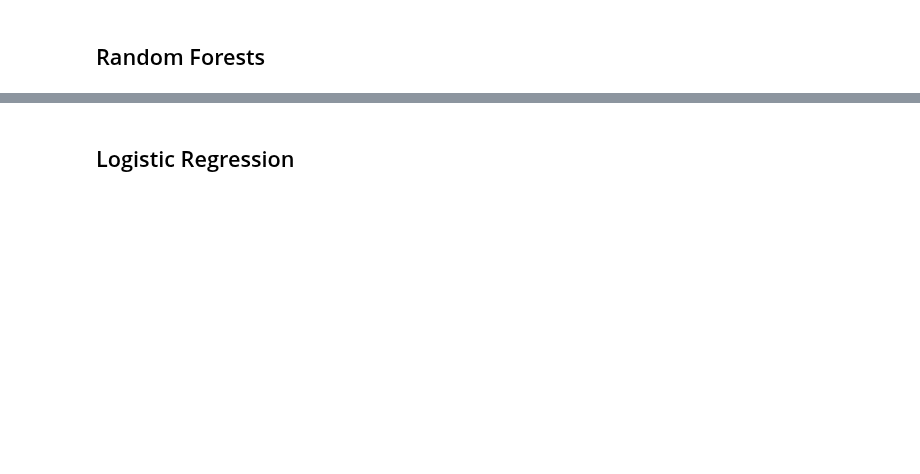
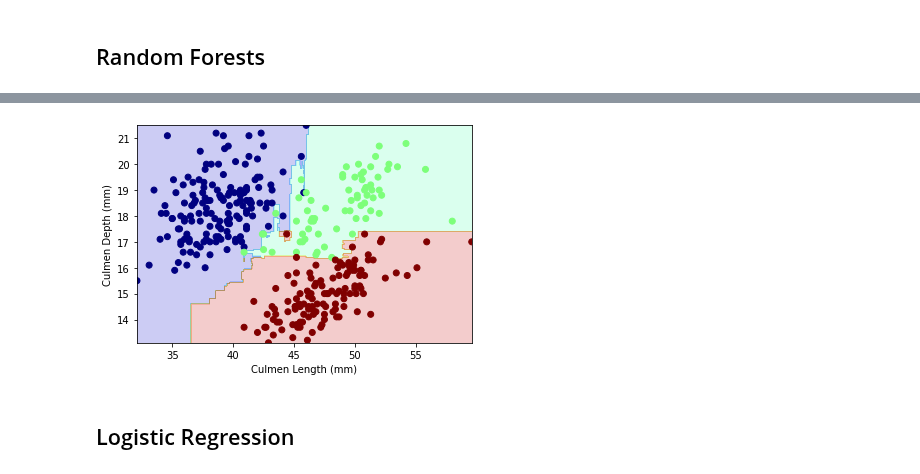
Before and after one commit to PhilChodrow/PIC16A, a Jupyter notebook: live_lectures/live-lecture-22.ipynb, the cells around one changed output, grey strips where cells are left out. Cells and saved outputs as stored; diff of their text form; code cells hidden in the pictures; blank space fills up the shorter version.

```diff
--- a/live_lectures/live-lecture-22.ipynb
+++ b/live_lectures/live-lecture-22.ipynb
@@ -69,0 +90,10 @@ Now let's take a look! Encoding the species as integers 0, 1, 2 makes it easy to
+# %%
+fig, ax = plt.subplots(1)
+
+ax.scatter(X['Culmen Length (mm)'],
+           X['Culmen Depth (mm)'],
+           c = penguins['Species'],
+           cmap = "jet")
+
+ax.set(xlabel = "Culmen Length (mm)",
+       ylabel = "Culmen Depth (mm)")
@@ -71,17 +104,26 @@ Now let's take a look! Encoding the species as integers 0, 1, 2 makes it easy to
 Now let's write a function to visualize the decision regions for classifiers against data. This function will train a model, and then ask it to classify each point on a 2d grid. The set of points where the model returns "0", for example, is the decision region for 0. The contours along which different decision regions meet are called **decision boundaries.**
 # %%
 def plot_regions(c, X, y):
+    """
+    Plots the decision regions from a classifer
+    underneath the data in X and y.
+    c: a classifier
+    X: predictor variables
+    y: target variables
+    """
 
     # fit the model to the data
-
+    c.fit(X, y)
 
     # for convenience, give names to the two
     # columns of the data
-
-
+    x0 = X['Culmen Length (mm)']
+    x1 = X['Culmen Depth (mm)']
 
     # create a grid
-
+    grid_x = np.linspace(x0.min(), x0.max(), 501)
+    grid_y = np.linspace(x1.min(), x1.max(), 501)
+    xx, yy = np.meshgrid(grid_x, grid_y)
 
     # extract model predictions, using the
     # np.c_ attribute to join together the
@@ -91,14 +133,19 @@ def plot_regions(c, X, y):
     # to turn the resulting predictions p
     # back into 2d
 
-
+    p = c.predict(np.c_[xx.ravel(), yy.ravel()])
+    p = p.reshape(xx.shape)
 
     # create the plot
-
+    fig, ax = plt.subplots(1)
 
     # use contour plot to visualize the predictions
-
+    ax.contourf(xx, yy, p, cmap = "jet", alpha = 0.2)
 
     # plot the data
+    ax.scatter(x0, x1, c = y, cmap = "jet")
+
+    ax.set(xlabel = "Culmen Length (mm)",
+           ylabel = "Culmen Depth (mm)")
 # %% [markdown]
 ## Decision Trees
@@ -119,2 +170,8 @@ def plot_regions(c, X, y):
+# %%
+from sklearn.ensemble import RandomForestClassifier
+RF = RandomForestClassifier()
+plot_regions(RF, X, y)
+# %% [output]
+[figure, added]
 # %% [markdown]
 ## Logistic Regression
```
Also changed, not shown: parts of 27 cells of this notebook.
